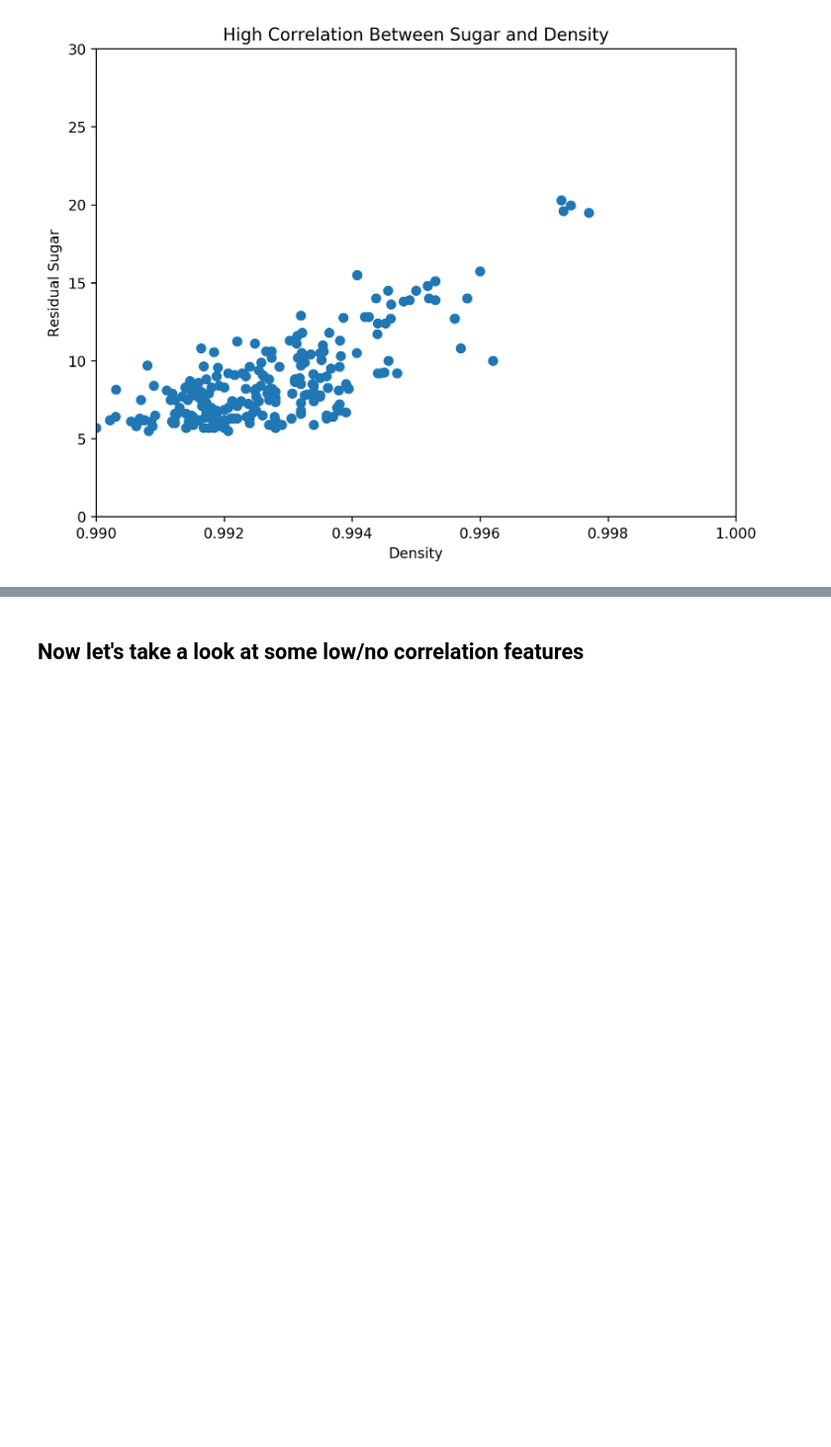
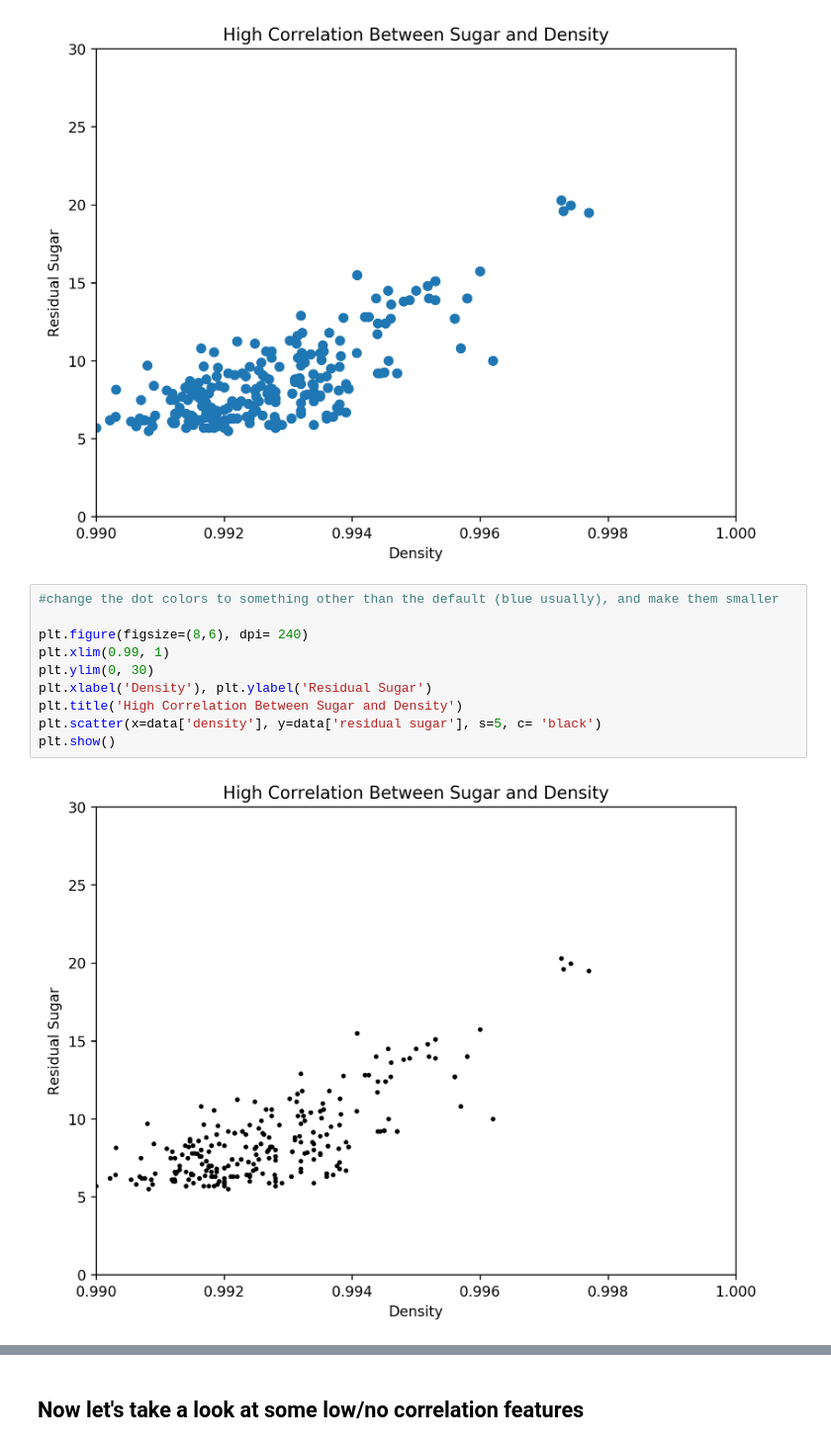
Before and after one commit to ZipCodeCore/DataEngineering.Labs.Libraries, a Jupyter notebook: Matplotlib - Part 1 (Intro)/Visualization - Pt. 1.ipynb, the cells around one changed output, grey strips where cells are left out. Shown at 99% size. Drawn from its saved outputs; the diff is of its cells as text; blank space fills up the shorter version.

```diff
--- a/Matplotlib - Part 1 (Intro)/Visualization - Pt. 1.ipynb
+++ b/Matplotlib - Part 1 (Intro)/Visualization - Pt. 1.ipynb
@@ -101,3 +102,15 @@ plt.scatter(x=data['density'], y=data['residual sugar'])
 plt.show()
 # %% [output]
 [figure]
+# %%
+#change the dot colors to something other than the default (blue usually), and make them smaller
+
+plt.figure(figsize=(8,6), dpi= 240)
+plt.xlim(0.99, 1)
+plt.ylim(0, 30)
+plt.xlabel('Density'), plt.ylabel('Residual Sugar')
+plt.title('High Correlation Between Sugar and Density')
+plt.scatter(x=data['density'], y=data['residual sugar'], s=5, c= 'black')
+plt.show()
+# %% [output]
+[figure, added]
```
Also changed, not shown: parts of 12 cells of this notebook.
